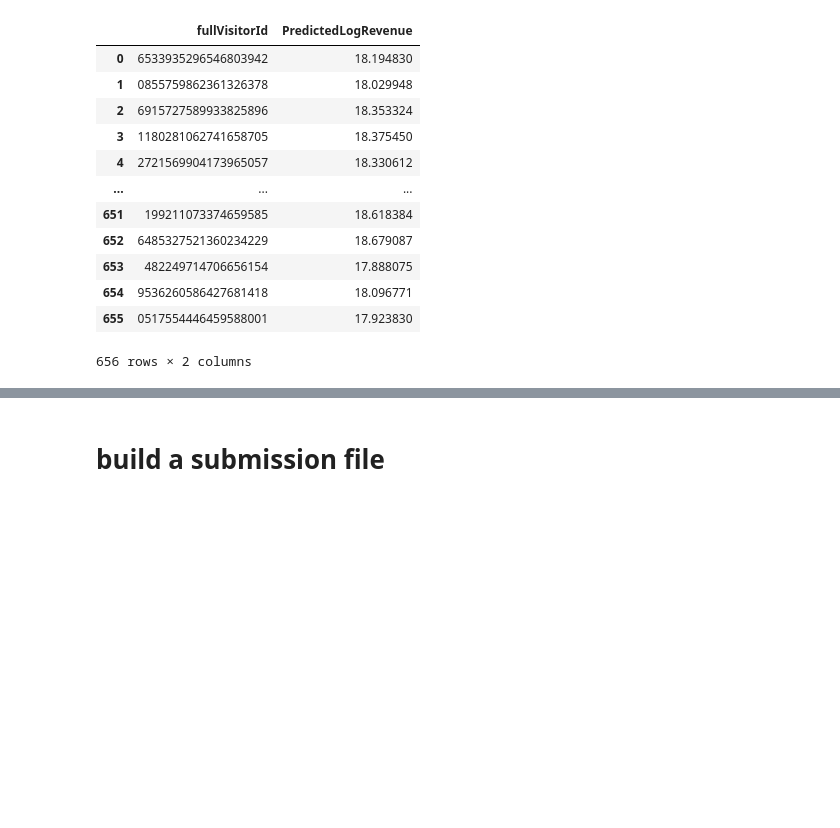
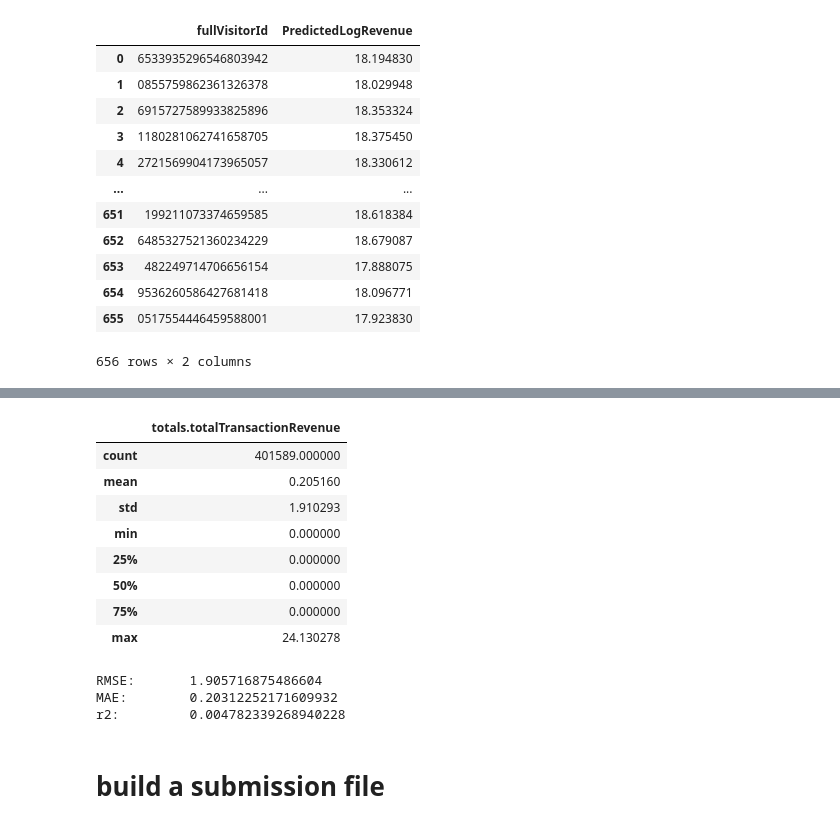
Before and after one commit to AsiMrz/MAYC_ML_Revenue_Prediction, a Jupyter notebook: Classification and Regression.ipynb, the cells around one changed output, grey strips where cells are left out. Saved outputs shown, nothing was run; the diff lists cells and outputs as text; code cells hidden in the pictures; blank space fills up the shorter version.

Commit message:
RMSE=1,905

```diff
--- a/Classification and Regression.ipynb
+++ b/Classification and Regression.ipynb
@@ -234,3 +200,8 @@ sub_M1.shape
 (401589, 2)
 # %%
 #sub_M2.append(sub_M1).drop_duplicates('fullVisitorId')
+# %%
+# Create a list of the predicted visitors' index
+Vis_Pre = sub_M1[sub_M1['PredictedLogRevenue']==0]
+test_id_Z = list(Vis_Pre.index)
+len(test_id_Z)
@@ -307,0 +283,4 @@ P_test_M2.shape
+# %%
+Z_test_M2 = test_M2[test_M2.index.isin(test_id_Z)]
+Z_test_M2.drop('is_transaction',axis=1,inplace=True)
+Z_test_M2.shape
@@ -420,3 +404,23 @@ sub_Tot
+# %%
+T_test = y_test_M2.append(y_test_Z, ignore_index = True)
+T_test.describe()
+# %% [output]
+|  | totals.totalTransactionRevenue |
+| count | 401589.000000 |
+| mean | 0.205160 |
+| std | 1.910293 |
+| min | 0.000000 |
+| 25% | 0.000000 |
+| 50% | 0.000000 |
+| 75% | 0.000000 |
+| max | 24.130278 |
+# %%
+get_error_regression(pred = T_pred,
+          true = T_test)
+# %% [output]
+RMSE:       1.905716875486604
+MAE:        0.20312252171609932
+r2:         0.004782339268940228
 # %% [markdown]
 # build a submission file
 # %%
```
Also changed, not shown: parts of 25 cells of this notebook.
